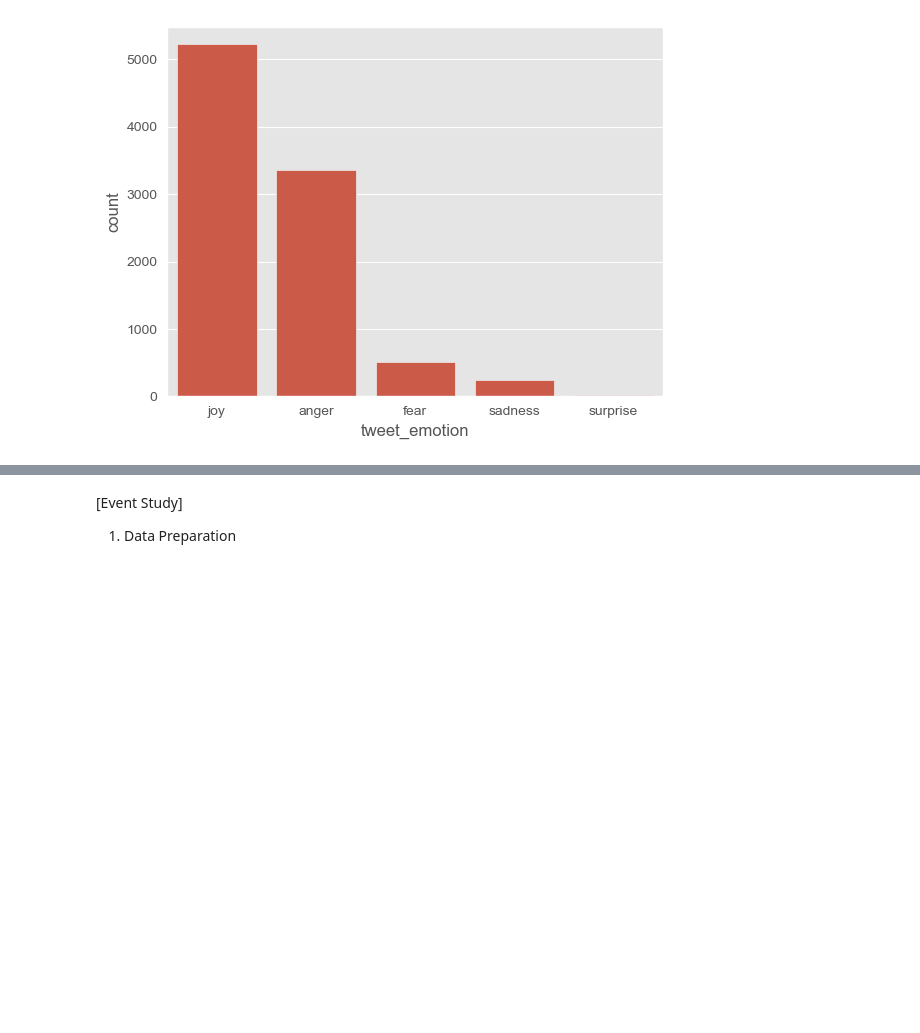
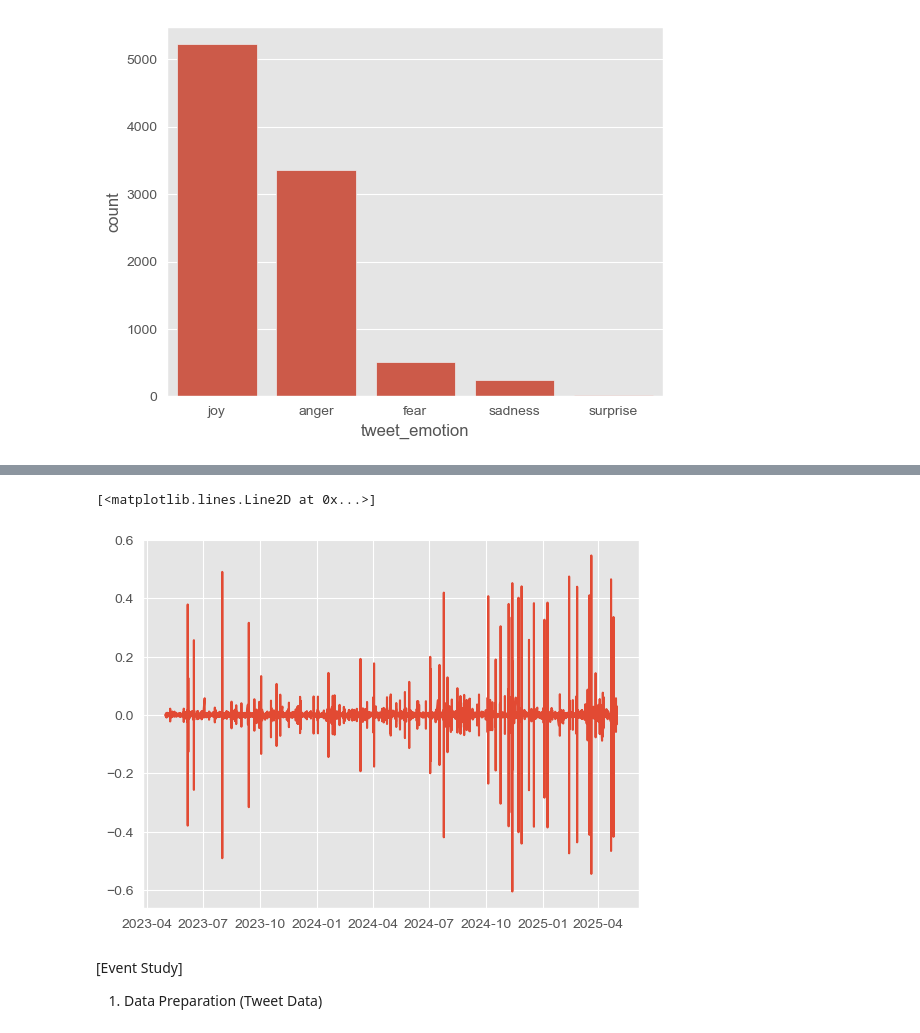
Before and after one commit to AK960/COIN_Repo, a Jupyter notebook: scripts/analyse_emotions.ipynb, the cells around one changed output, grey strips where cells are left out. Cells and saved outputs as stored; diff of their text form; code cells hidden in the pictures; blank space fills up the shorter version.

```diff
--- a/scripts/analyse_emotions.ipynb
+++ b/scripts/analyse_emotions.ipynb
@@ -268,3 +273,9 @@ plt.show()
+# %%
+## Changes in log_returns
+plt.plot(df_stock_data['timestamp'], df_stock_data['log_return'])
+# %% [output]
+[<matplotlib.lines.Line2D at 0x...>]
+[figure, added]
 # %% [markdown]
 [Event Study]<br>
-1. Data Preparation
+1. Data Preparation (Tweet Data)
```
Also changed, not shown: parts of 10 cells of this notebook.
